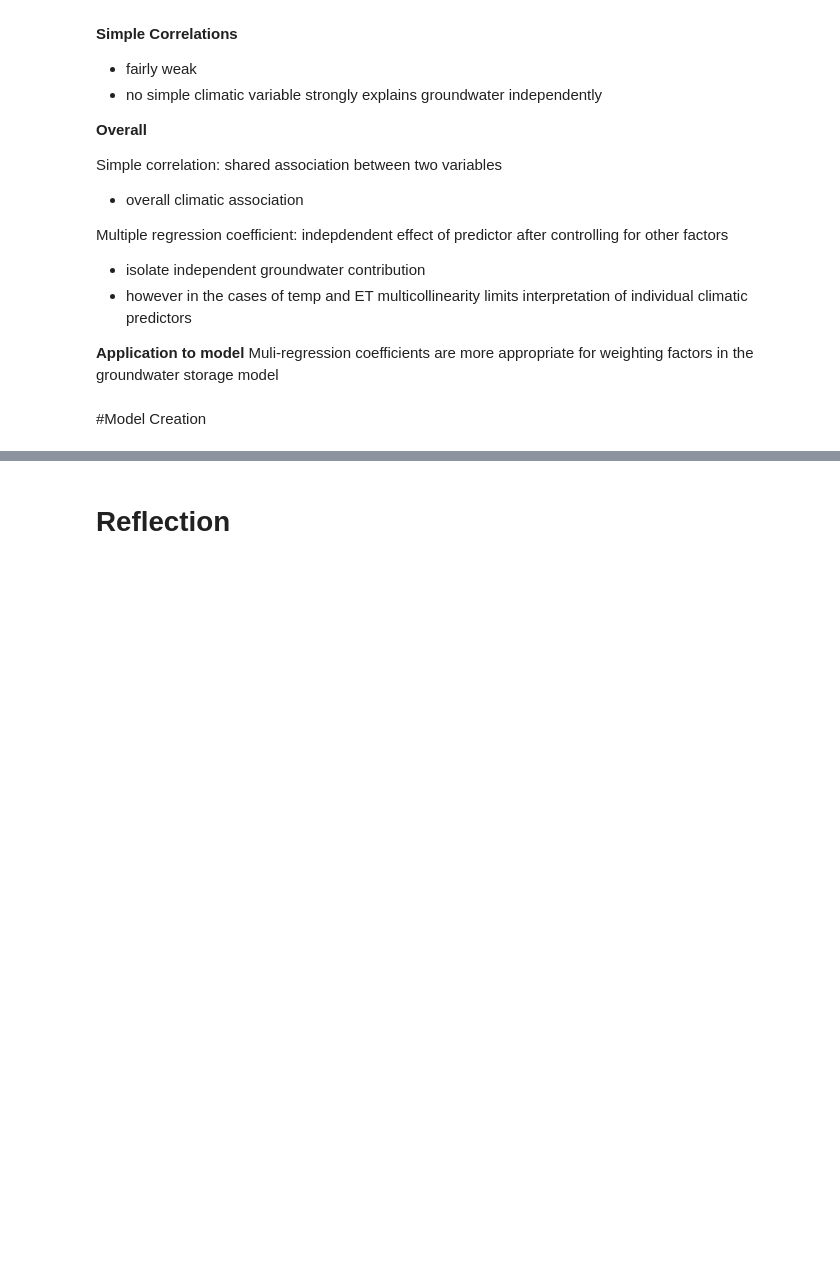
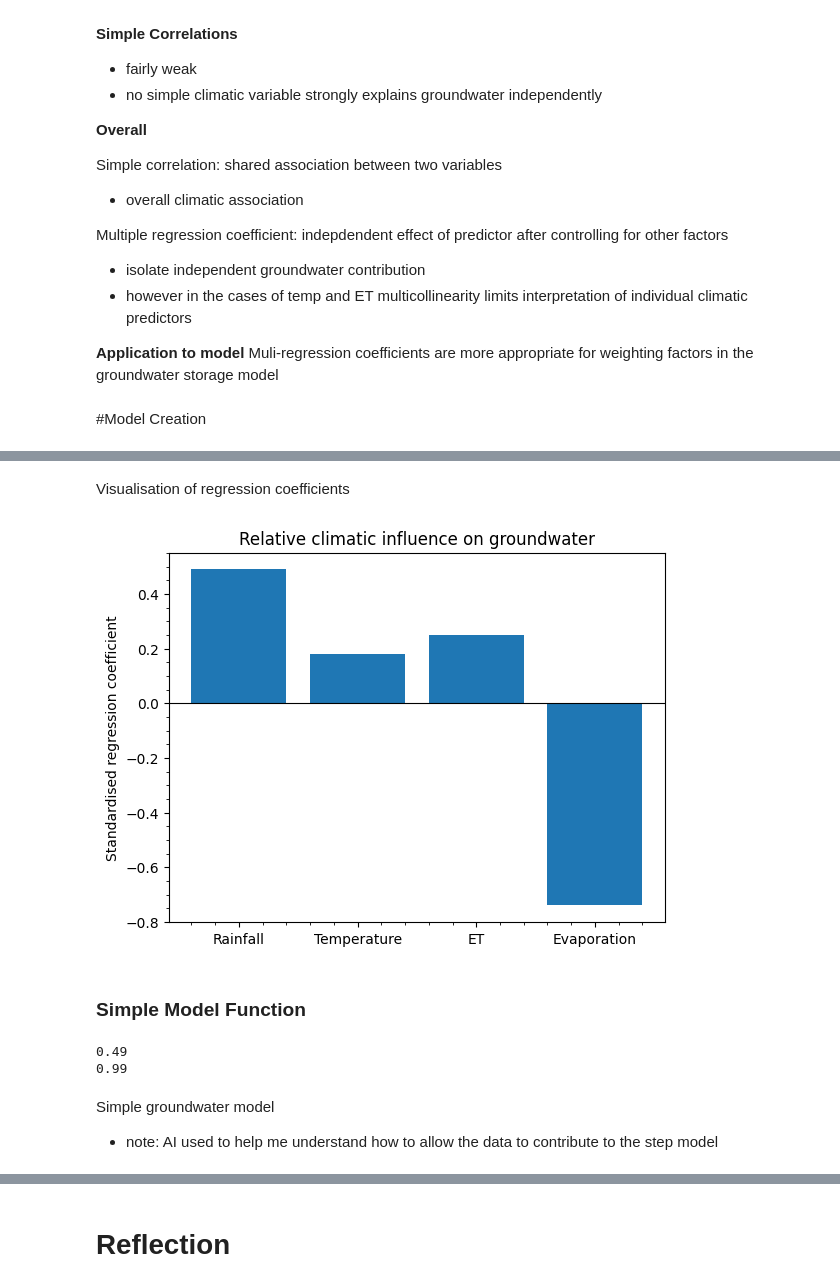
Before and after one commit to Clover130/u8229609-Individual-Project, a Jupyter notebook: EMSC2010_Individual_Project.ipynb, the cells around one changed output, grey strips where cells are left out. Saved outputs shown, nothing was run; the diff lists cells and outputs as text; code cells hidden in the pictures; blank space fills up the shorter version.

Commit message:
Modelling and documentation

```diff
--- a/EMSC2010_Individual_Project.ipynb
+++ b/EMSC2010_Individual_Project.ipynb
@@ -1287,0 +1326,43 @@ Muli-regression coefficients are more appropriate for weighting factors in the g
+# %%
+## Model Data Frame
+model_data = pd.DataFrame({
+    "groundwater": groundwater_level,
+    "rainfall": rainfall_lagged,
+    "et": et_lagged,
+    "temp": temp_lagged,
+    "evap": evap_lagged
+}).dropna()
+
+## Set coefficient weights (from regression above)
+rain_coef = 0.49
+temp_coef = 0.18
+et_coef = 0.25
+evap_coef = -0.74
+# %% [markdown]
+Visualisation of regression coefficients
+# %%
+drivers = ["Rainfall", "Temperature", "ET", "Evaporation"]
+coefficients = [rain_coef, temp_coef, et_coef, evap_coef]
+
+plt.bar(drivers, coefficients)
+plt.axhline(0, color="k", linewidth=0.8)
+plt.ylabel("Standardised regression coefficient")
+plt.title("Relative climatic influence on groundwater")
+plt.minorticks_on()
+plt.show()
+# %% [output]
+[figure, added]
+# %% [markdown]
+### Simple Model Function
+# %%
+recharge_weight = abs(rain_coef)
+discharge_weight = abs(et_coef) + abs(evap_coef)
+
+print(recharge_weight)
+print(discharge_weight)
+# %% [output]
+0.49
+0.99
+# %% [markdown]
+Simple groundwater model
+- note: AI used to help me understand how to allow the data to contribute to the step model
```
Also changed, not shown: parts of 52 cells of this notebook.
